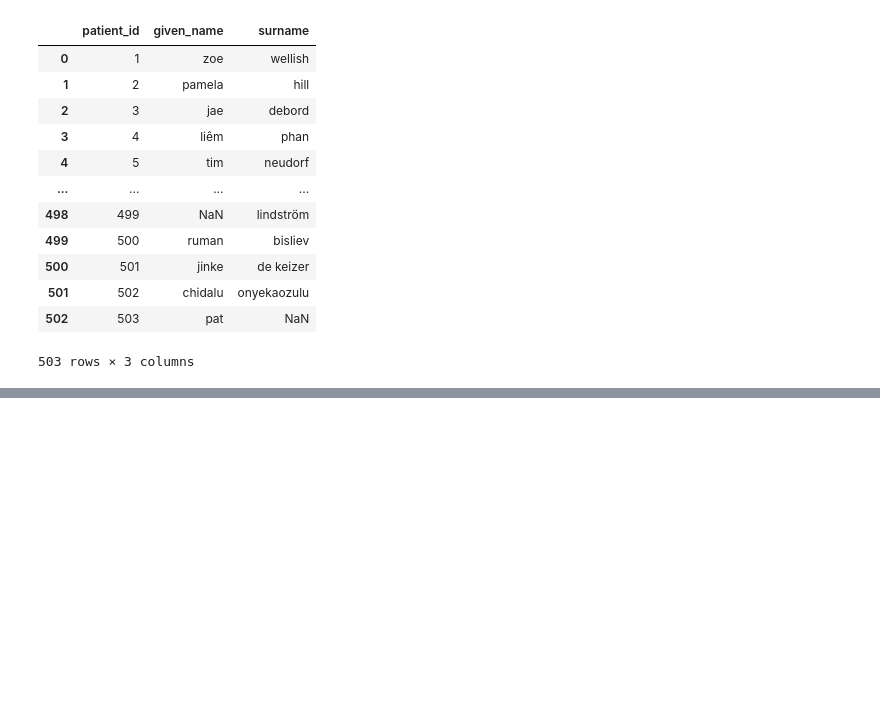
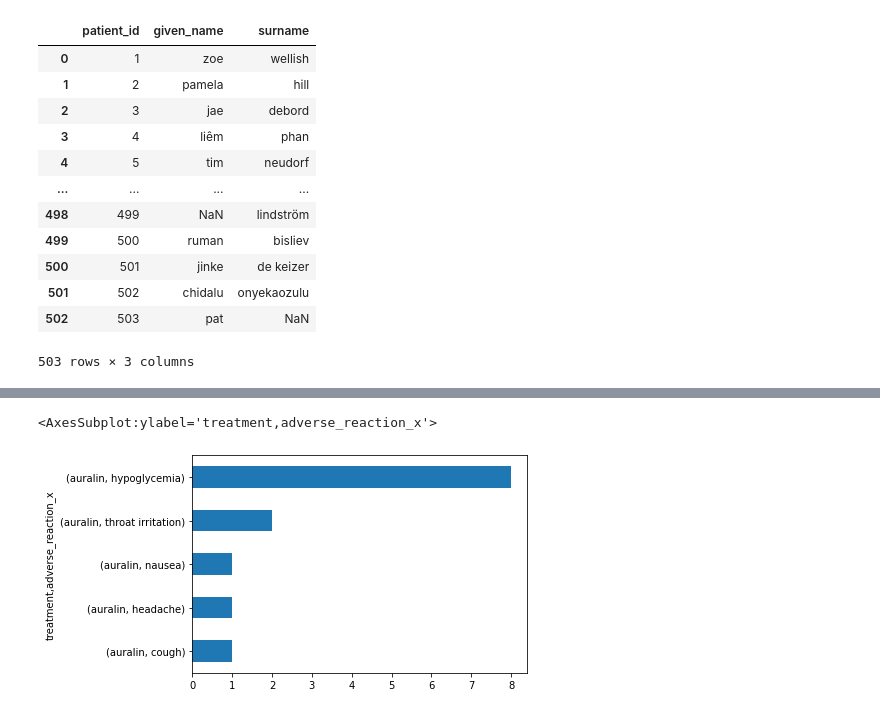
Before and after one commit to jacyee/insulin-drug-analysis, a Jupyter notebook: insulin_drug.ipynb, the cells around one changed output, grey strips where cells are left out. Cells and saved outputs as stored; diff of their text form; code cells hidden in the pictures; blank space fills up the shorter version.

```diff
--- a/insulin_drug.ipynb
+++ b/insulin_drug.ipynb
@@ -640,3 +640,5 @@ dtype: object
 
 # adverse_reactions table
 # lowercase given names and surnames
+# %%
+treatments_clean = treatments_clean.drop('adverse_reaction_y', axis=1)
@@ -642,0 +689,5 @@ dtype: object
+# %%
+treatments_clean[treatments_clean.treatment=='auralin'].groupby('treatment').adverse_reaction_x.value_counts().sort_values().plot(kind='barh')
+# %% [output]
+<AxesSubplot:ylabel='treatment,adverse_reaction_x'>
+[figure, added]
```
Also changed, not shown: parts of 16 cells of this notebook.
